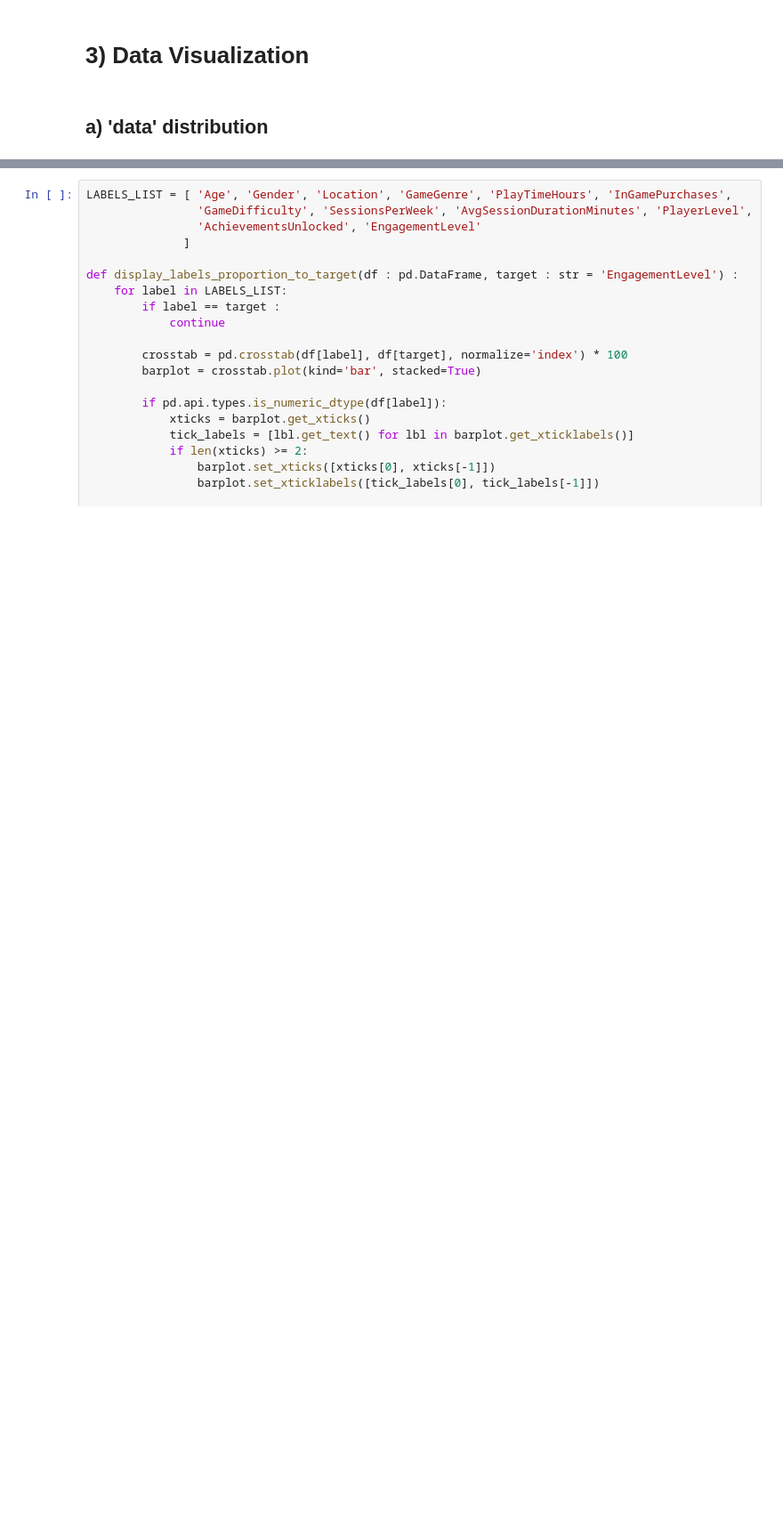
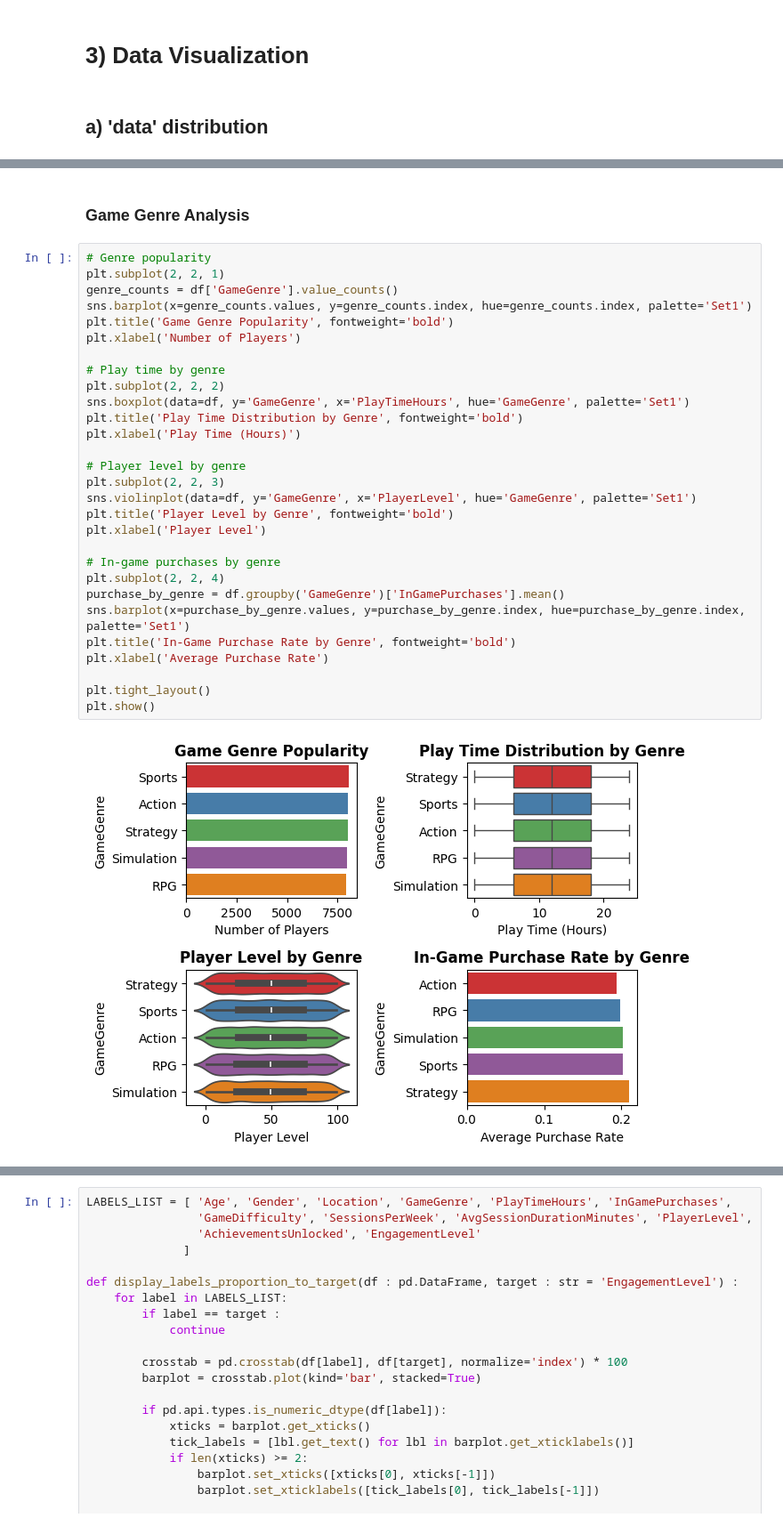
Before and after one commit to LogBlast/projectdata_group6, a Jupyter notebook: project_group6_with_FE&DP.ipynb, the cells around one changed output, grey strips where cells are left out. Shown at 89% size. Drawn from its saved outputs; the diff is of its cells as text; blank space fills up the shorter version.

```diff
--- a/project_group6_with_FE&DP.ipynb
+++ b/project_group6_with_FE&DP.ipynb
@@ -166,0 +183,33 @@ plt.show()
+# %% [markdown]
+### Game Genre Analysis
+# %%
+# Genre popularity
+plt.subplot(2, 2, 1)
+genre_counts = df['GameGenre'].value_counts()
+sns.barplot(x=genre_counts.values, y=genre_counts.index, hue=genre_counts.index, palette='Set1')
+plt.title('Game Genre Popularity', fontweight='bold')
+plt.xlabel('Number of Players')
+
+# Play time by genre
+plt.subplot(2, 2, 2)
+sns.boxplot(data=df, y='GameGenre', x='PlayTimeHours', hue='GameGenre', palette='Set1')
+plt.title('Play Time Distribution by Genre', fontweight='bold')
+plt.xlabel('Play Time (Hours)')
+
+# Player level by genre
+plt.subplot(2, 2, 3)
+sns.violinplot(data=df, y='GameGenre', x='PlayerLevel', hue='GameGenre', palette='Set1')
+plt.title('Player Level by Genre', fontweight='bold')
+plt.xlabel('Player Level')
+
+# In-game purchases by genre
+plt.subplot(2, 2, 4)
+purchase_by_genre = df.groupby('GameGenre')['InGamePurchases'].mean()
+sns.barplot(x=purchase_by_genre.values, y=purchase_by_genre.index, hue=purchase_by_genre.index, palette='Set1')
+plt.title('In-Game Purchase Rate by Genre', fontweight='bold')
+plt.xlabel('Average Purchase Rate')
+
+plt.tight_layout()
+plt.show()
+# %% [output]
+[figure, added]
```
Also changed, not shown: parts of 18 cells of this notebook, 1 other file.
